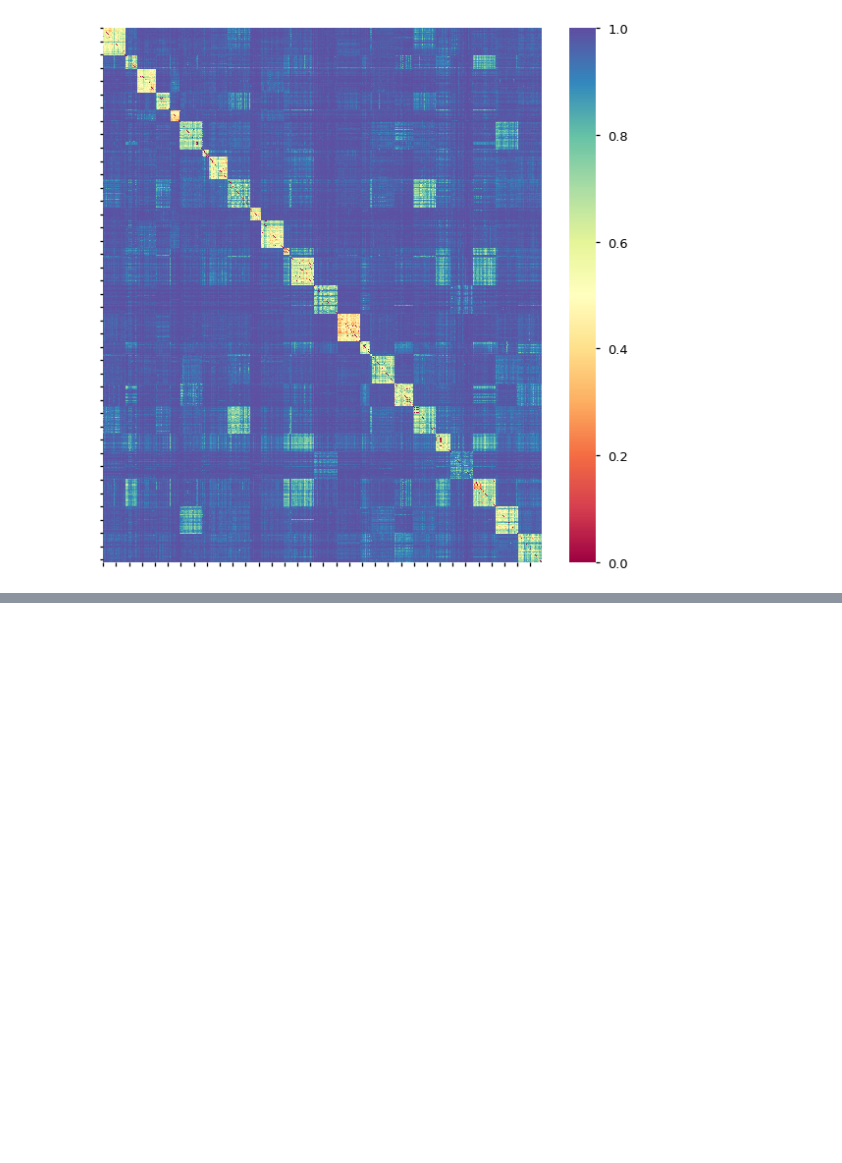
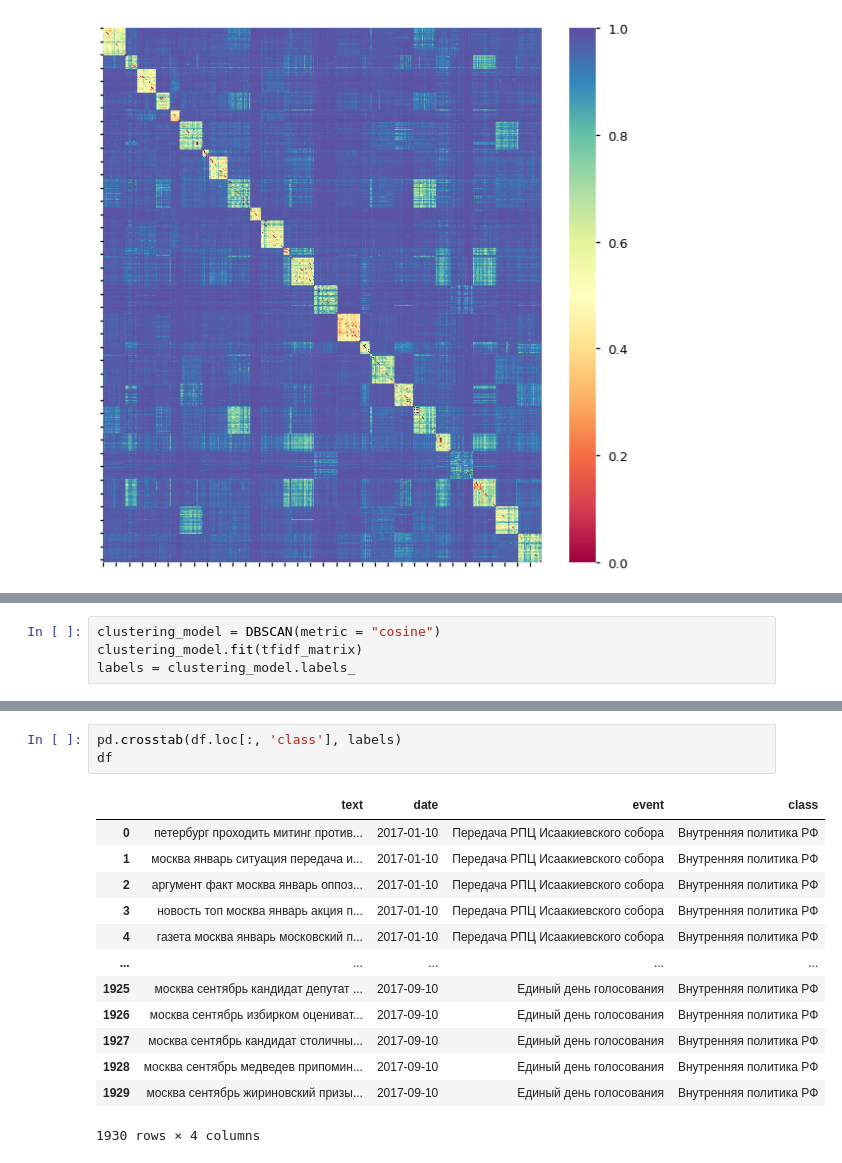
Before and after one commit to kiselpd/HW4_ML, a Jupyter notebook: dbscan.ipynb, the cells around one changed output, grey strips where cells are left out. Drawn from its saved outputs; the diff is of its cells as text; blank space fills up the shorter version.

```diff
--- a/dbscan.ipynb
+++ b/dbscan.ipynb
@@ -158,0 +176,4 @@ sns.heatmap(data=S, cmap = 'Spectral').set(xticklabels=[],yticklabels=[])
+# %%
+clustering_model = DBSCAN(metric = "cosine")
+clustering_model.fit(tfidf_matrix)
+labels = clustering_model.labels_
@@ -158,0 +218,17 @@ sns.heatmap(data=S, cmap = 'Spectral').set(xticklabels=[],yticklabels=[])
+# %%
+pd.crosstab(df.loc[:, 'class'], labels)
+df
+# %% [output]
+|  | text | date | event | class |
+| 0 | петербург проходить митинг против... | 2017-01-10 | Передача РПЦ Исаакиевского собора | Внутренняя политика РФ |
+| 1 | москва январь ситуация передача и... | 2017-01-10 | Передача РПЦ Исаакиевского собора | Внутренняя политика РФ |
+| 2 | аргумент факт москва январь оппоз... | 2017-01-10 | Передача РПЦ Исаакиевского собора | Внутренняя политика РФ |
+| 3 | новость топ москва январь акция п... | 2017-01-10 | Передача РПЦ Исаакиевского собора | Внутренняя политика РФ |
+| 4 | газета москва январь московский п... | 2017-01-10 | Передача РПЦ Исаакиевского собора | Внутренняя политика РФ |
+| ... | ... | ... | ... | ... |
+| 1925 | москва сентябрь кандидат депутат ... | 2017-09-10 | Единый день голосования | Внутренняя политика РФ |
+| 1926 | москва сентябрь избирком оцениват... | 2017-09-10 | Единый день голосования | Внутренняя политика РФ |
+| 1927 | москва сентябрь кандидат столичны... | 2017-09-10 | Единый день голосования | Внутренняя политика РФ |
+| 1928 | москва сентябрь медведев припомин... | 2017-09-10 | Единый день голосования | Внутренняя политика РФ |
+| 1929 | москва сентябрь жириновский призы... | 2017-09-10 | Единый день голосования | Внутренняя политика РФ |
+1930 rows × 4 columns
```
Also changed, not shown: parts of 5 cells of this notebook.
